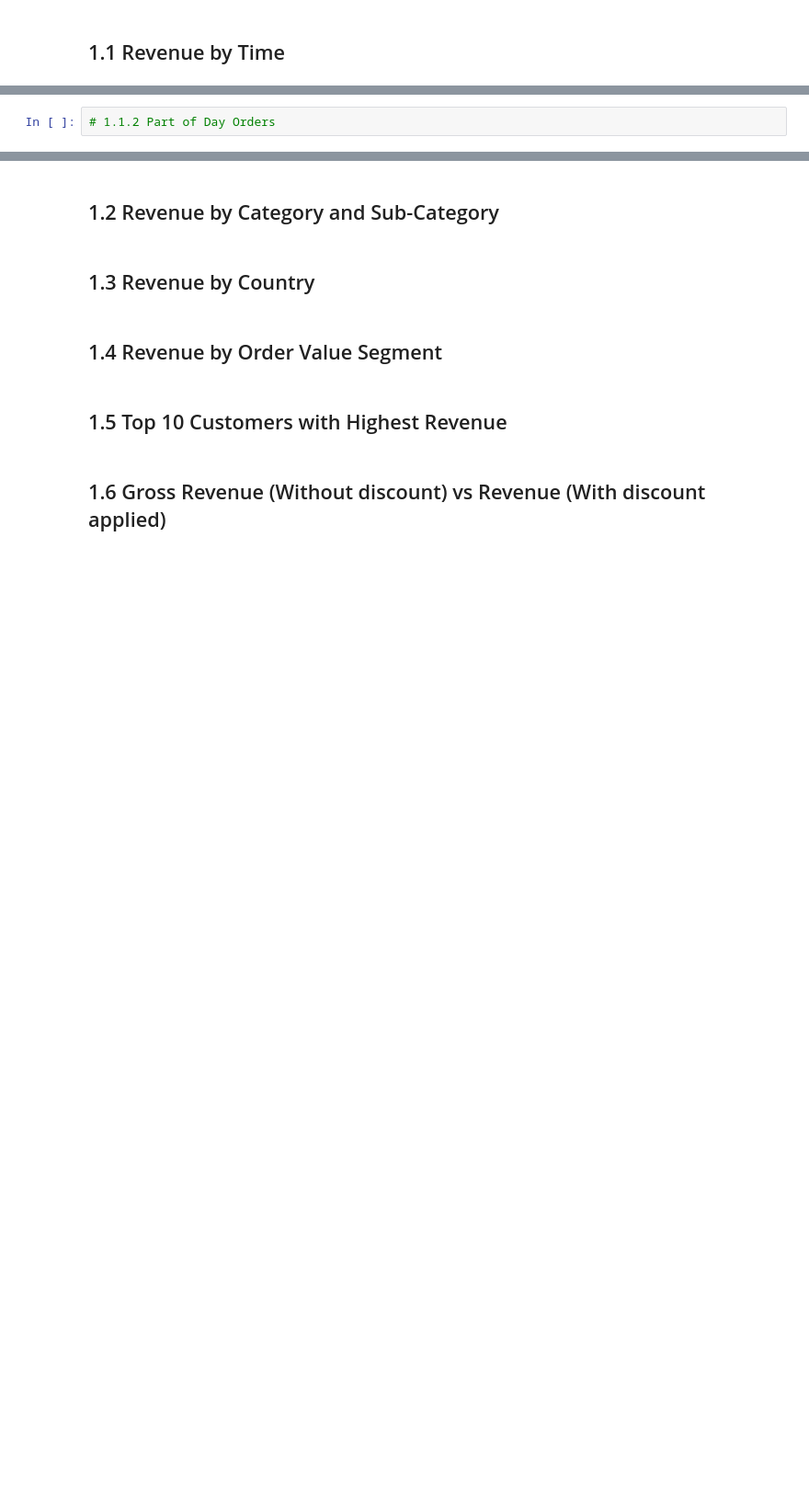
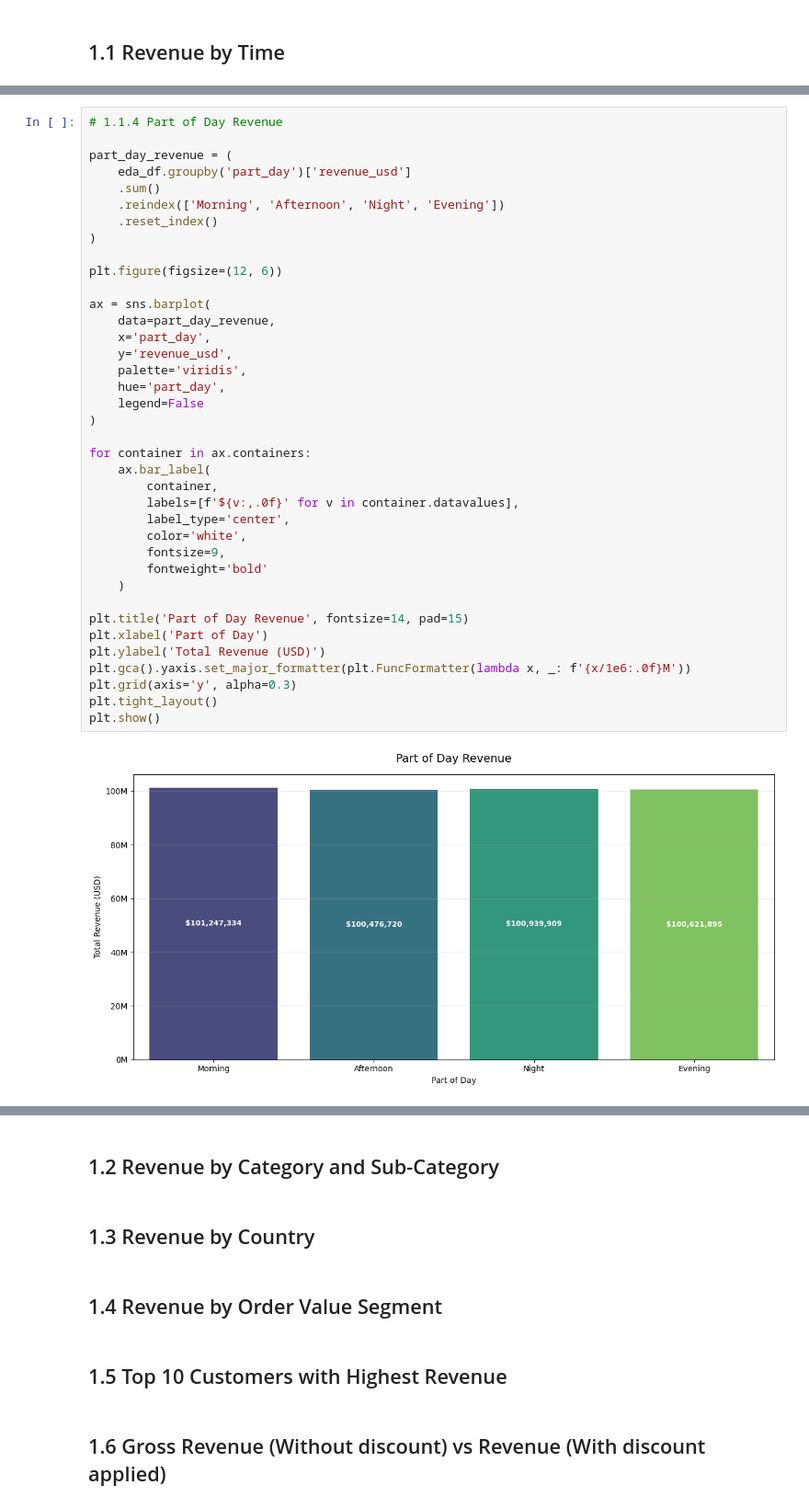
Before and after one commit to judiellegaspina/Ecommerce-EDA-and-Sales-Prediction, a Jupyter notebook: 05_Sales_Analysis.ipynb, the cells around one changed output, grey strips where cells are left out. Shown at 92% size. Saved outputs shown, nothing was run; the diff lists cells and outputs as text; blank space fills up the shorter version.

```diff
--- a/05_Sales_Analysis.ipynb
+++ b/05_Sales_Analysis.ipynb
@@ -37,2 +168,40 @@ eda_df.sample(10)
 # %%
-# 1.1.2 Part of Day Orders
+# 1.1.4 Part of Day Revenue
+
+part_day_revenue = (
+    eda_df.groupby('part_day')['revenue_usd']
+    .sum()
+    .reindex(['Morning', 'Afternoon', 'Night', 'Evening'])
+    .reset_index()
+)
+
+plt.figure(figsize=(12, 6))
+
+ax = sns.barplot(
+    data=part_day_revenue,
+    x='part_day',
+    y='revenue_usd',
+    palette='viridis',
+    hue='part_day',
+    legend=False
+)
+
+for container in ax.containers:
+    ax.bar_label(
+        container,
+        labels=[f'${v:,.0f}' for v in container.datavalues],
+        label_type='center',
+        color='white',
+        fontsize=9,
+        fontweight='bold'
+    )
+
+plt.title('Part of Day Revenue', fontsize=14, pad=15)
+plt.xlabel('Part of Day')
+plt.ylabel('Total Revenue (USD)')
+plt.gca().yaxis.set_major_formatter(plt.FuncFormatter(lambda x, _: f'{x/1e6:.0f}M'))
+plt.grid(axis='y', alpha=0.3)
+plt.tight_layout()
+plt.show()
+# %% [output]
+[figure, added]
```
Also changed, not shown: parts of 5 cells of this notebook.
